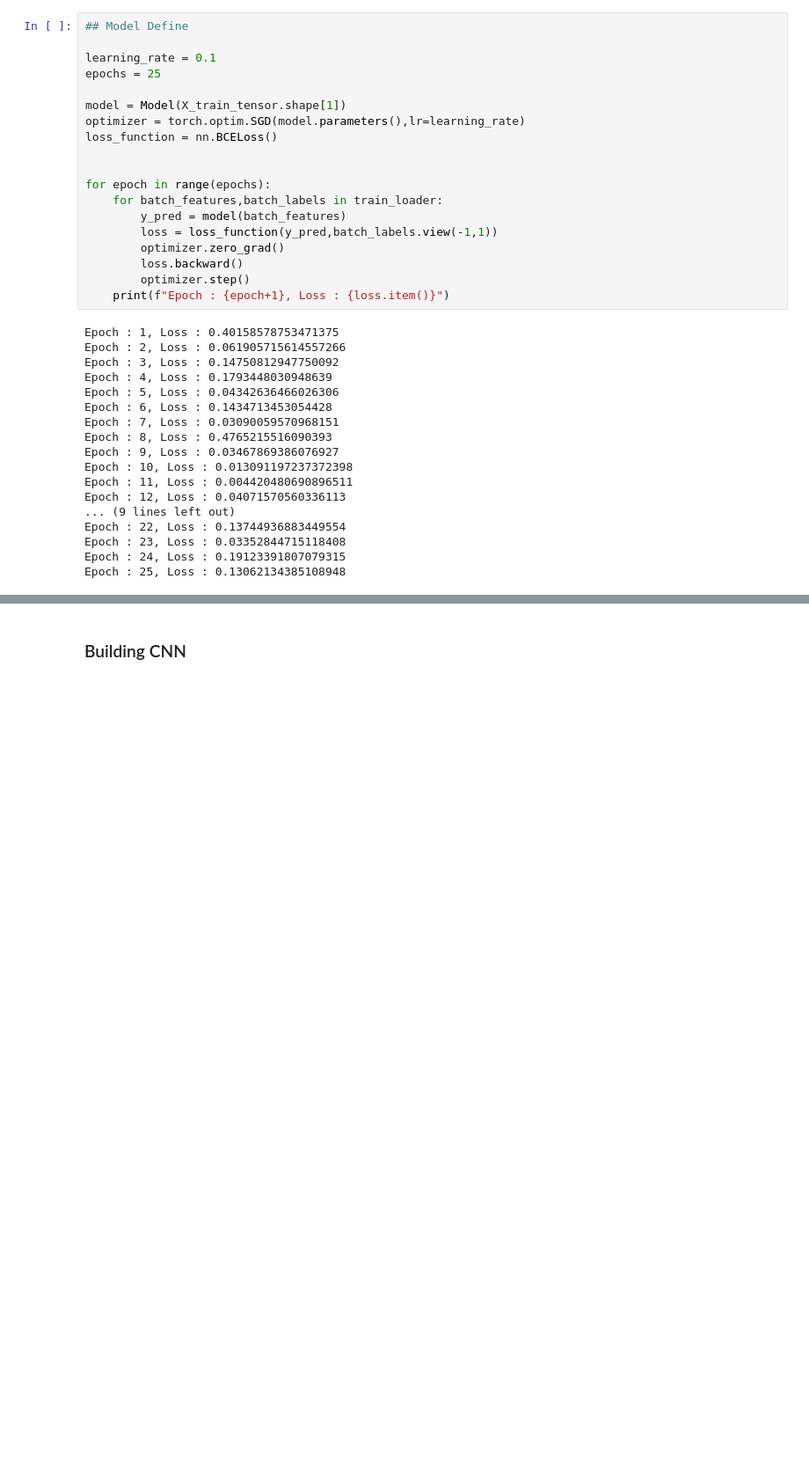
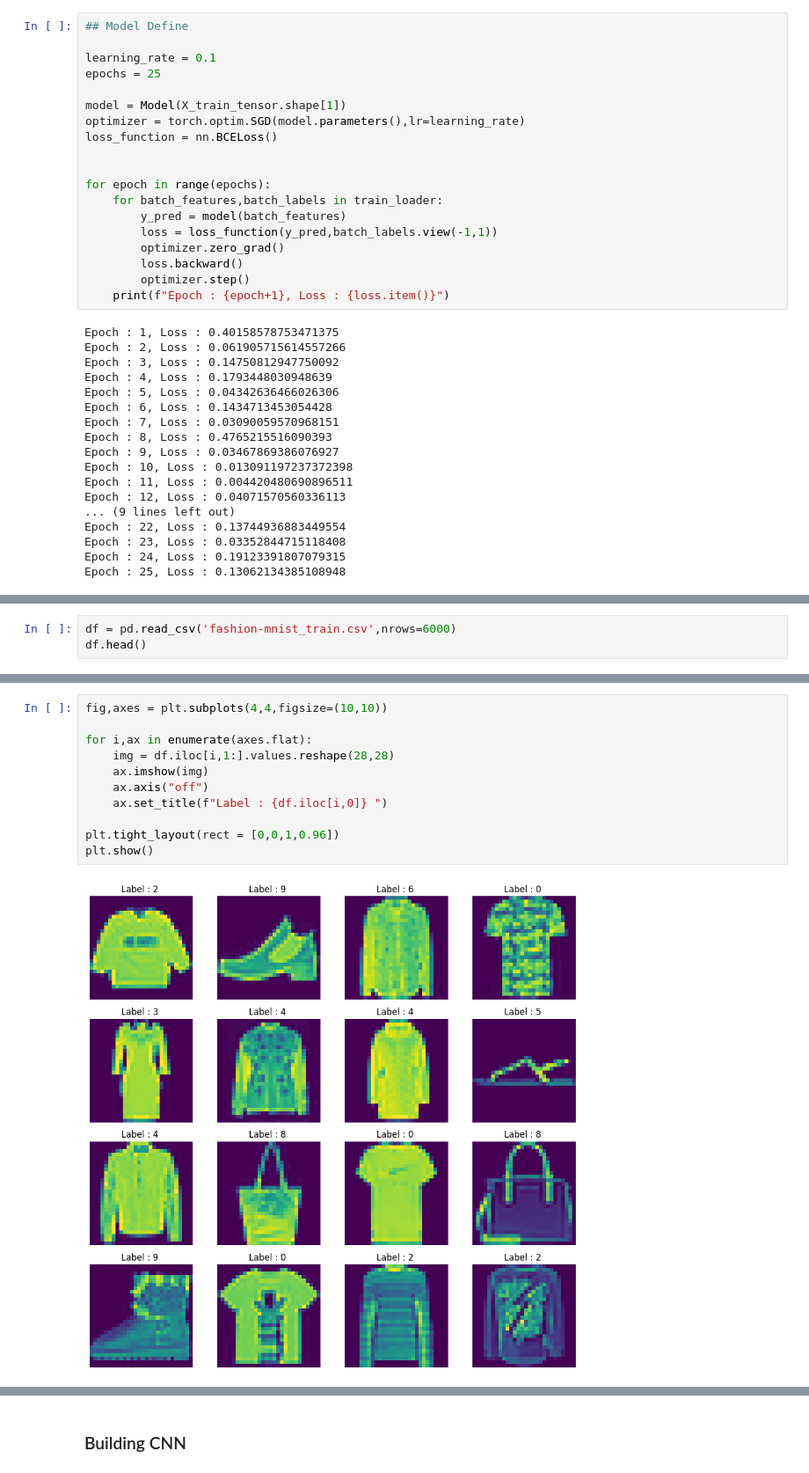
Before and after one commit to harshvardhan33/AI2026, a Jupyter notebook: 03-DL/01-00-PytorchRefresher.ipynb, the cells around one changed output, grey strips where cells are left out. Shown at 88% size. Saved outputs shown, nothing was run; the diff lists cells and outputs as text; blank space fills up the shorter version.

```diff
--- a/03-DL/01-00-PytorchRefresher.ipynb
+++ b/03-DL/01-00-PytorchRefresher.ipynb
@@ -743,0 +757,3 @@ Epoch : 25, Loss : 0.13062134385108948
+# %%
+df = pd.read_csv('fashion-mnist_train.csv',nrows=6000)
+df.head()
@@ -743,0 +768,13 @@ Epoch : 25, Loss : 0.13062134385108948
+# %%
+fig,axes = plt.subplots(4,4,figsize=(10,10))
+
+for i,ax in enumerate(axes.flat):
+    img = df.iloc[i,1:].values.reshape(28,28)
+    ax.imshow(img)
+    ax.axis("off")
+    ax.set_title(f"Label : {df.iloc[i,0]} ")
+
+plt.tight_layout(rect = [0,0,1,0.96])
+plt.show()
+# %% [output]
+[figure, added]
```
Also changed, not shown: parts of 15 cells of this notebook.
